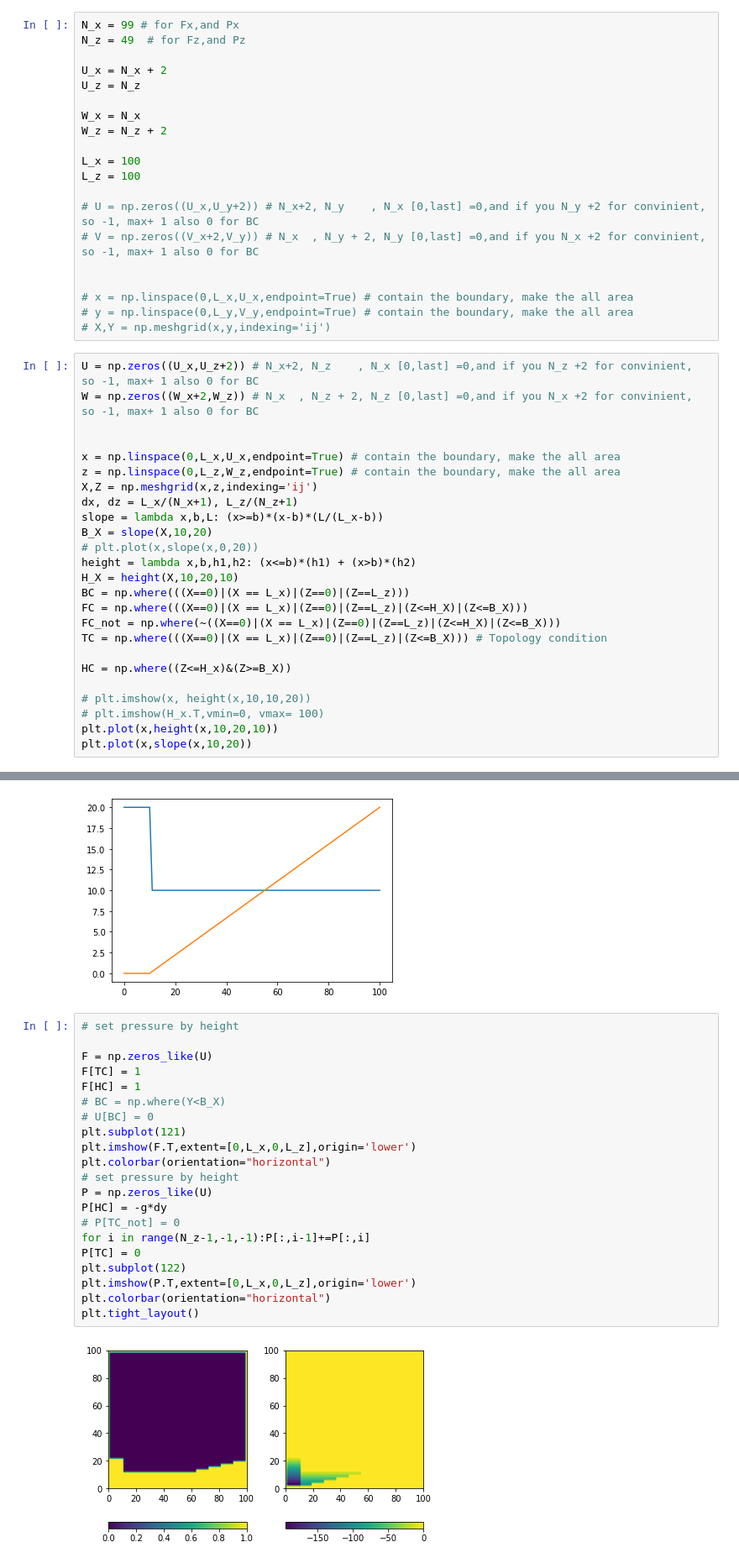
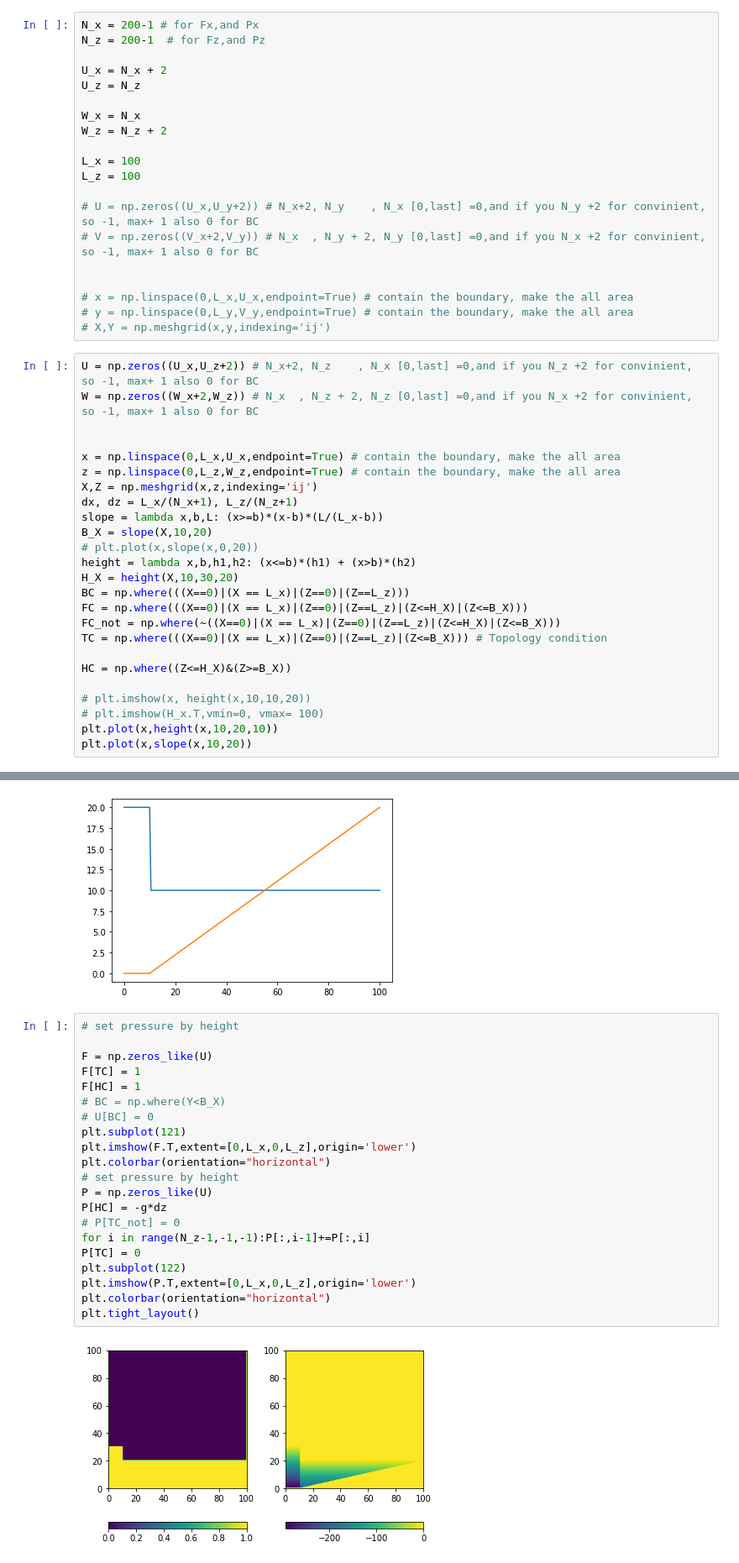
Before and after one commit to Gug-Young/Shallow_water_with_viscosity, a Jupyter notebook: 22.06.07 Navier stokes Hirt VOF method.ipynb, the cells around one changed output, grey strips where cells are left out. Shown at 84% size. Cells and saved outputs as stored; diff of their text form.

```diff
--- a/22.06.07 Navier stokes Hirt VOF method.ipynb
+++ b/22.06.07 Navier stokes Hirt VOF method.ipynb
@@ -51,8 +51,8 @@ fill_=axh.fill_between(x,z,z_,color ='tab:orange')
 [figure]
 [figure]
 # %%
-N_x = 99 # for Fx,and Px
-N_z = 49  # for Fz,and Pz
+N_x = 200-1 # for Fx,and Px
+N_z = 200-1  # for Fz,and Pz
 
 U_x = N_x + 2
 U_z = N_z
@@ -83,13 +83,13 @@ slope = lambda x,b,L: (x>=b)*(x-b)*(L/(L_x-b))
 B_X = slope(X,10,20)
 # plt.plot(x,slope(x,0,20))
 height = lambda x,b,h1,h2: (x<=b)*(h1) + (x>b)*(h2)
-H_X = height(X,10,20,10)
+H_X = height(X,10,30,20)
 BC = np.where(((X==0)|(X == L_x)|(Z==0)|(Z==L_z)))
 FC = np.where(((X==0)|(X == L_x)|(Z==0)|(Z==L_z)|(Z<=H_X)|(Z<=B_X)))
 FC_not = np.where(~((X==0)|(X == L_x)|(Z==0)|(Z==L_z)|(Z<=H_X)|(Z<=B_X)))
 TC = np.where(((X==0)|(X == L_x)|(Z==0)|(Z==L_z)|(Z<=B_X))) # Topology condition
 
-HC = np.where((Z<=H_x)&(Z>=B_X))
+HC = np.where((Z<=H_X)&(Z>=B_X))
 
 # plt.imshow(x, height(x,10,10,20))
 # plt.imshow(H_x.T,vmin=0, vmax= 100)
@@ -101,23 +101,23 @@ plt.plot(x,slope(x,10,20))
 # %%
 # set pressure by height
 
 F = np.zeros_like(U)
 F[TC] = 1
 F[HC] = 1
 # BC = np.where(Y<B_X)
 # U[BC] = 0
 plt.subplot(121)
 plt.imshow(F.T,extent=[0,L_x,0,L_z],origin='lower')
 plt.colorbar(orientation="horizontal")
 # set pressure by height
 P = np.zeros_like(U)
-P[HC] = -g*dy
+P[HC] = -g*dz
 # P[TC_not] = 0
 for i in range(N_z-1,-1,-1):P[:,i-1]+=P[:,i]
 P[TC] = 0
 plt.subplot(122)
 plt.imshow(P.T,extent=[0,L_x,0,L_z],origin='lower')
 plt.colorbar(orientation="horizontal")
 plt.tight_layout()
 # %% [output]
-[figure, old version]
+[figure, new version]
```
Also changed, not shown: parts of 9 cells of this notebook.
